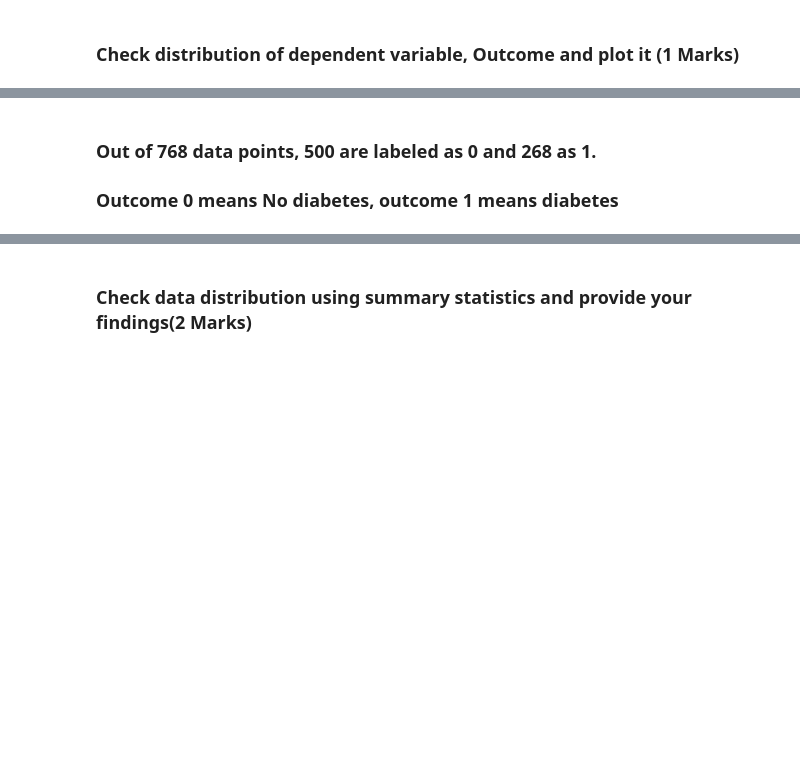
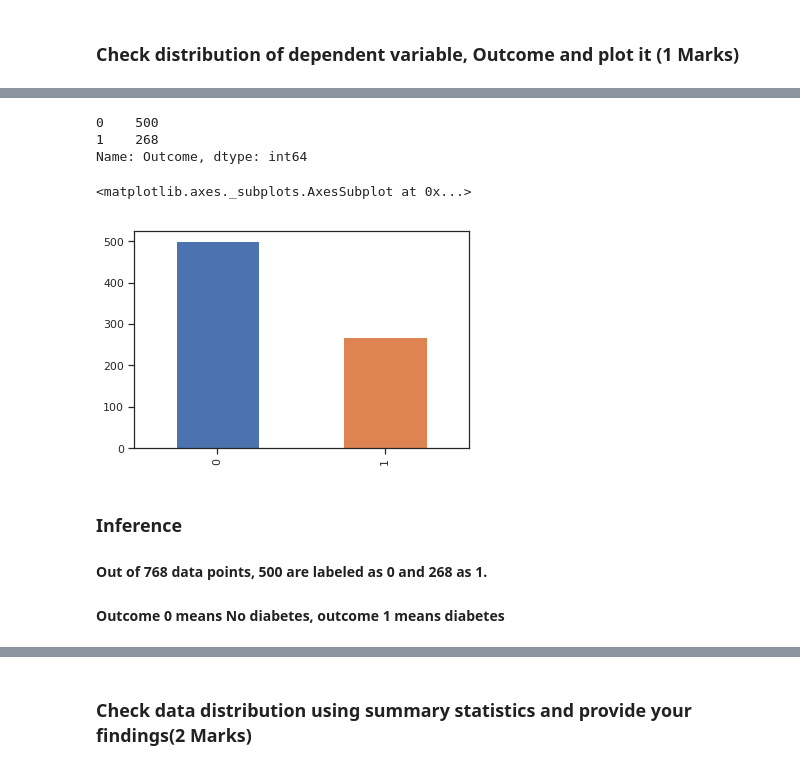
Before and after one commit to GreatLearningAIML1/bangalore-feb-batch-siju-samuel, a Jupyter notebook: R5_Lab_ExternalUnSupervisedSVMDiabates/R5_Lab_External_Unsupervised_SVM_Problem_Diabetes.ipynb, the cells around one changed output, grey strips where cells are left out. Saved outputs shown, nothing was run; the diff lists cells and outputs as text; code cells hidden in the pictures; blank space fills up the shorter version.

```diff
--- a/R5_Lab_ExternalUnSupervisedSVMDiabates/R5_Lab_External_Unsupervised_SVM_Problem_Diabetes.ipynb
+++ b/R5_Lab_ExternalUnSupervisedSVMDiabates/R5_Lab_External_Unsupervised_SVM_Problem_Diabetes.ipynb
@@ -63,5 +70,18 @@ df.shape
+# %%
+x = df['Outcome'].value_counts()
+x
+# %% [output]
+0    500
+1    268
+Name: Outcome, dtype: int64
+# %%
+x.plot.bar()
+# %% [output]
+<matplotlib.axes._subplots.AxesSubplot at 0x...>
+[figure, added]
 # %% [markdown]
-### Out of  768 data points, 500 are labeled as 0 and 268 as 1.
-### Outcome 0 means No diabetes, outcome 1 means diabetes
+### Inference
+#### Out of  768 data points, 500 are labeled as 0 and 268 as 1.
+#### Outcome 0 means No diabetes, outcome 1 means diabetes
 # %%
 # Check data types and info of dataset
```
Also changed, not shown: parts of 21 cells of this notebook.
